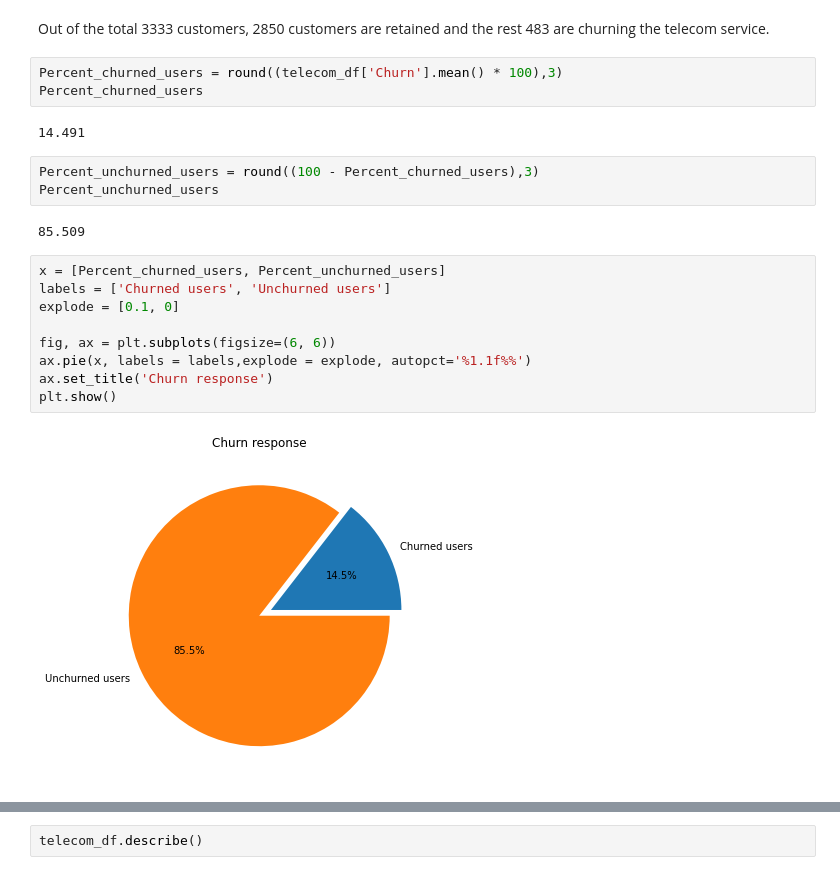
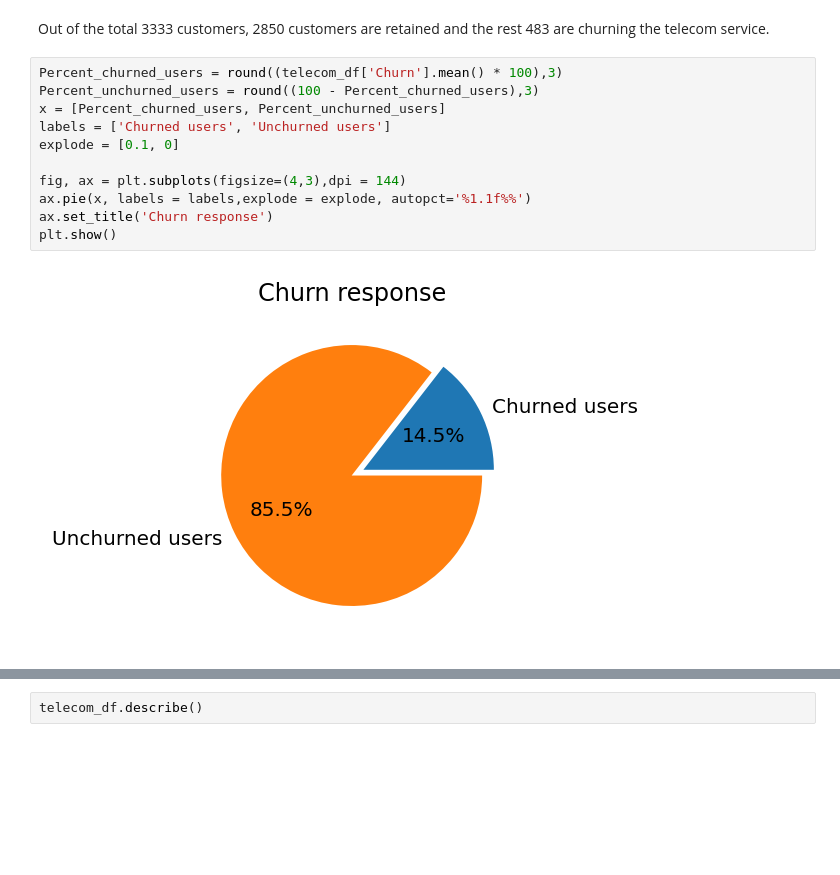
Before and after one commit to ankitbittu/Telecom-Churn-Analysis, a Jupyter notebook: Copy_of_Telecom_Churn_Analysis_Capstone_Project.ipynb, the cells around one changed output, grey strips where cells are left out. Drawn from its saved outputs; the diff is of its cells as text; blank space fills up the shorter version.

```diff
--- a/Copy_of_Telecom_Churn_Analysis_Capstone_Project.ipynb
+++ b/Copy_of_Telecom_Churn_Analysis_Capstone_Project.ipynb
@@ -87,24 +129,16 @@ True      483
 Name: Churn, dtype: int64
 # %% [markdown]
 Out of the total 3333 customers, 2850 customers are retained and the rest 483 are churning the telecom service.
-# %%
-Percent_churned_users = round((telecom_df['Churn'].mean() * 100),3)
-Percent_churned_users
-# %% [output]
-14.491
-# %%
-Percent_unchurned_users = round((100 - Percent_churned_users),3)
-Percent_unchurned_users
-# %% [output]
-85.509
 # %%
+Percent_churned_users = round((telecom_df['Churn'].mean() * 100),3)
+Percent_unchurned_users = round((100 - Percent_churned_users),3)
 x = [Percent_churned_users, Percent_unchurned_users]
 labels = ['Churned users', 'Unchurned users']
 explode = [0.1, 0]
 
-fig, ax = plt.subplots(figsize=(6, 6))
+fig, ax = plt.subplots(figsize=(4,3),dpi = 144)
 ax.pie(x, labels = labels,explode = explode, autopct='%1.1f%%')
 ax.set_title('Churn response')
 plt.show()
 # %% [output]
-[figure, old version]
+[figure, new version]
```
Also changed, not shown: parts of 105 cells of this notebook.
